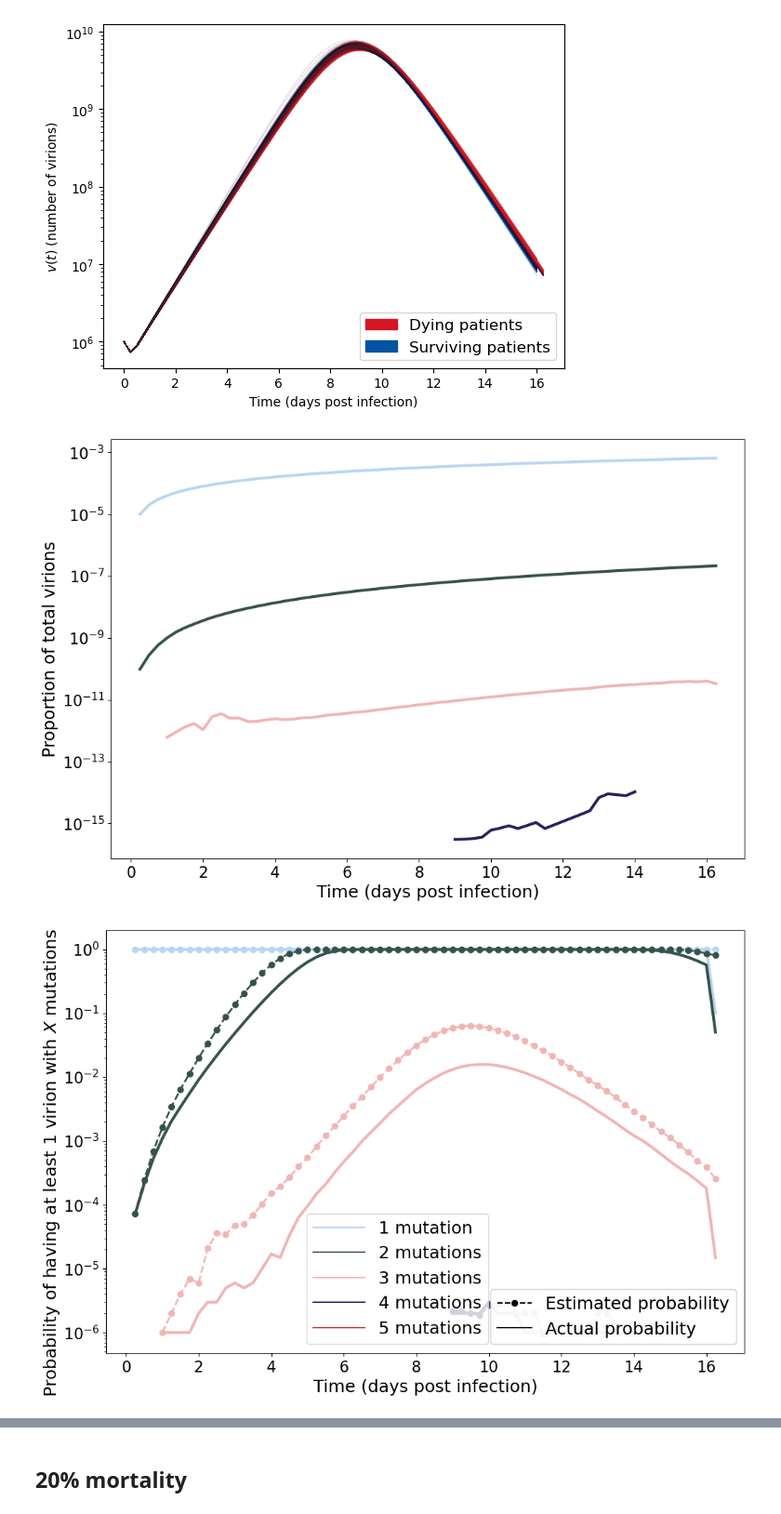
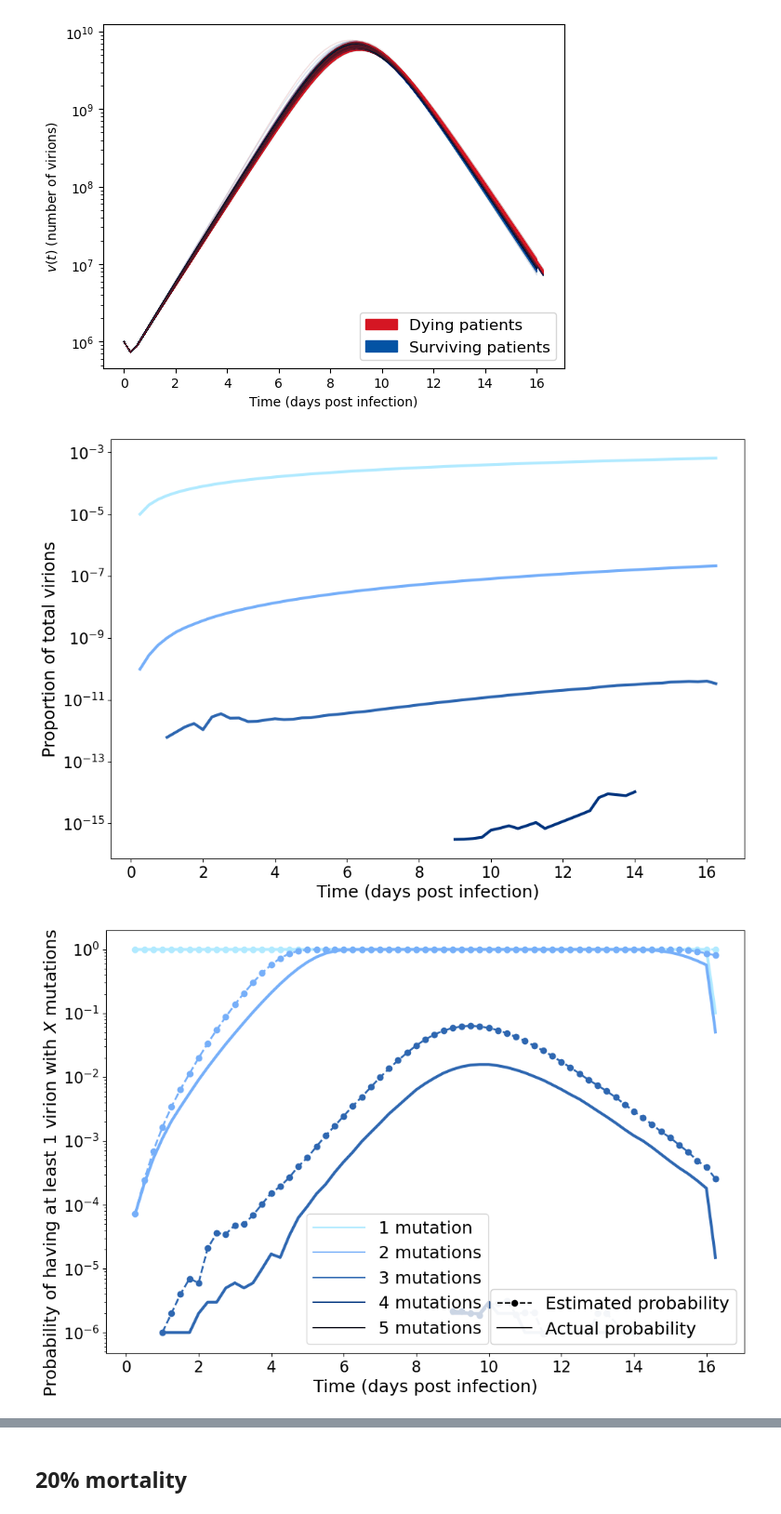
Before and after one commit to joshlooks/avianflu, a Jupyter notebook: bpm_final_shift.ipynb, the cells around one changed output, grey strips where cells are left out. Shown at 93% size. Saved outputs shown, nothing was run; the diff lists cells and outputs as text; code cells hidden in the pictures.

```diff
--- a/bpm_final_shift.ipynb
+++ b/bpm_final_shift.ipynb
@@ -259,7 +259,7 @@ N_TOTAL = np.sum(n_totals, axis = 0)
 timevals = np.linspace(0,16.5,67)
 # %%
 #set up colors for the plot
-plotcolors = ['#B9D6F2', '#35524A', '#F0B6B4', '#2A1E5C','#D62828']
+plotcolors = ['#b1eaff', '#76aff9', '#2e67b1', '#00347e','#00000c']
 linestyles = ['solid',(0,(5,10)),(0,(3,10,1,10)),(0,(5,1)),(0, (3, 1, 1, 1, 1, 1))]
 #Set up plot
 fig, ax1 = plt.subplots(figsize=(12,8))
@@ -283,7 +283,7 @@ plt.yticks(fontsize=16)
 plt.savefig('Plots/prop_standard_shift_dj.pdf', dpi=2400,bbox_inches='tight')
 plt.show()
 # %% [output]
-[figure, old version]
+[figure, new version]
 # %%
 # We calculate the proportion / probability of an individual having at least one of a virion type
 n_totals_prob = np.zeros((5,67))
@@ -311,13 +311,11 @@ for i in range(0, 67):
 # %%
 from matplotlib.lines import Line2D
 #set up colors for the plot
-plotcolors = ['#B9D6F2', '#35524A', '#F0B6B4', '#2A1E5C','#D62828']
+plotcolors = ['#b1eaff', '#76aff9', '#2e67b1', '#00347e','#00000c']
 linestyles = ['solid',(0,(5,10)),(0,(3,10,1,10)),(0,(5,1)),(0, (3, 1, 1, 1, 1, 1))]
 
 #Set up plot
 fig, ax2 = plt.subplots(figsize=(12,8))
-# fig.set_figwidth(12)
-# fig.set_figheight(8)
 
 for i in range(1,6):
     probs = n_totals_prob[i-1,:]
@@ -327,34 +325,34 @@ for i in range(1,6):
     #make an estimate for the probability
     prop = n_totals[i,:] / N_TOTAL
     myrange = np.where(prop>0)
     probest = 1 - np.power((1 - prop[myrange]),meanV[myrange])
 
     #create our label
     if i >= 2:
         mylabel = str(i) + " mutations"
     else:
         mylabel = "1 mutation"
     if len(myrange[0]) > 0:
         ax2.semilogy(timevals[myrange], probs[myrange], color = plotcolors[i-1],linewidth = 3, label = mylabel)
         ax2.semilogy(timevals[myrange], probest,linestyle='--',marker='o',color = plotcolors[i-1],linewidth=2)
 
 leg = [Line2D([0],[0],label='1 mutation',color=plotcolors[0]),Line2D([0],[0],label='2 mutations',color=plotcolors[1]),
        Line2D([0],[0],label='3 mutations',color=plotcolors[2]),Line2D([0],[0],label='4 mutations',color=plotcolors[3]),
        Line2D([0],[0],label='5 mutations',color=plotcolors[4])]
 
 leg2 = [Line2D([0],[0],marker='o',linestyle='--',label='Estimated probability',color='k'),Line2D([0],[0],color='k',label='Actual probability')]
 
 ax2.add_artist(plt.legend(handles=leg,fontsize=18,handlelength=3,loc='best', bbox_to_anchor=(0.3,0.35)))
 ax2.add_artist(plt.legend(handles=leg2,loc='lower right',fontsize=18))
 ax2.set_ylabel(r'Probability of having at least 1 virion with $X$ mutations',fontsize=18)
 ax2.yaxis.set_label_coords(-0.07,0.45)
 ax2.set_xlabel('Time (days post infection)',fontsize=18)
 plt.xticks(fontsize=16)
 plt.yticks(fontsize=16)
 plt.savefig('Plots/prob_standard_1_shift_dj.pdf', dpi=2400,bbox_inches='tight')
 plt.show()
 # %% [output]
-[figure, old version]
+[figure, new version]
 # %%
 #Set parameters
 p = 10**-5
```
Also changed, not shown: parts of 2 cells of this notebook, 20 other files.
